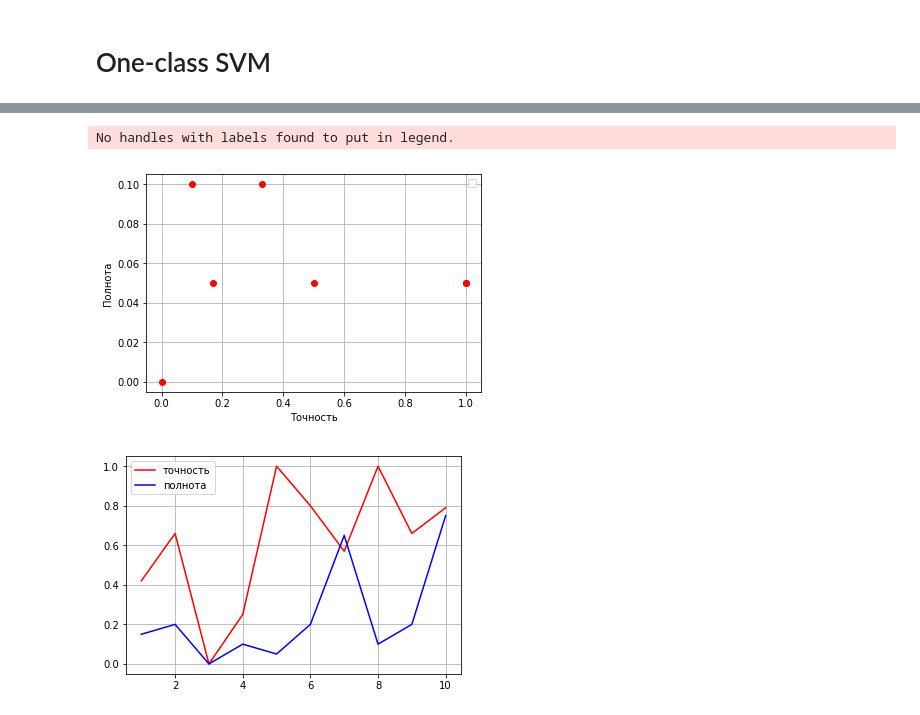
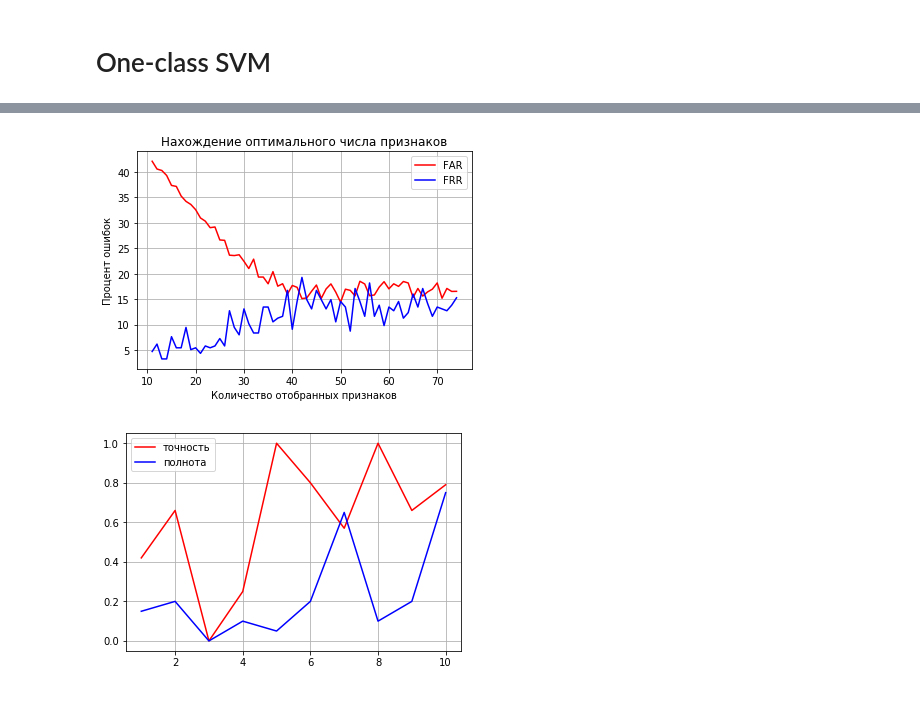
Before and after one commit to DFrolova/Keystroke_dynamics, a Jupyter notebook: Keystroke_dynamics.ipynb, the cells around one changed output, grey strips where cells are left out. Cells and saved outputs as stored; diff of their text form; code cells hidden in the pictures.

```diff
--- a/Keystroke_dynamics.ipynb
+++ b/Keystroke_dynamics.ipynb
@@ -787,20 +732,15 @@ plt.show()
-# %%
-x1 = [0.1,0,0.5,0.33,0.17,1,1]
-y1 = [0.1,0,0.05,0.1,0.05,0.05,0.05]
-
-#n = [i for i in range(1, 8)]
-
-#plt.title('Нахождение EER')
-plt.plot(x1, y1, 'ro')
-
-plt.xlabel('Точность')
-plt.ylabel('Полнота')
-plt.legend()
-plt.grid()
-plt.show()
-# %% [output]
-No handles with labels found to put in legend.
-[figure, removed]
+# %%
+plt.title('Нахождение оптимального числа признаков')
+plt.plot(x[10:], plot_out[10:], color='r', label='FAR')
+plt.plot(x[10:], plot_test[10:], 'b', label='FRR')
+
+plt.legend()
+plt.xlabel('Количество отобранных признаков')
+plt.ylabel('Процент ошибок')
+plt.grid()
+plt.show()
+# %% [output]
+[figure, added]
 # %%
 x2 = [0.42,0.66,0,0.25,1,0.8,0.57,1,0.66,0.79]
 y2 = [0.15,0.2,0,0.1,0.05,0.2,0.65,0.1,0.2,0.75]
```
Also changed, not shown: parts of 14 cells of this notebook.
